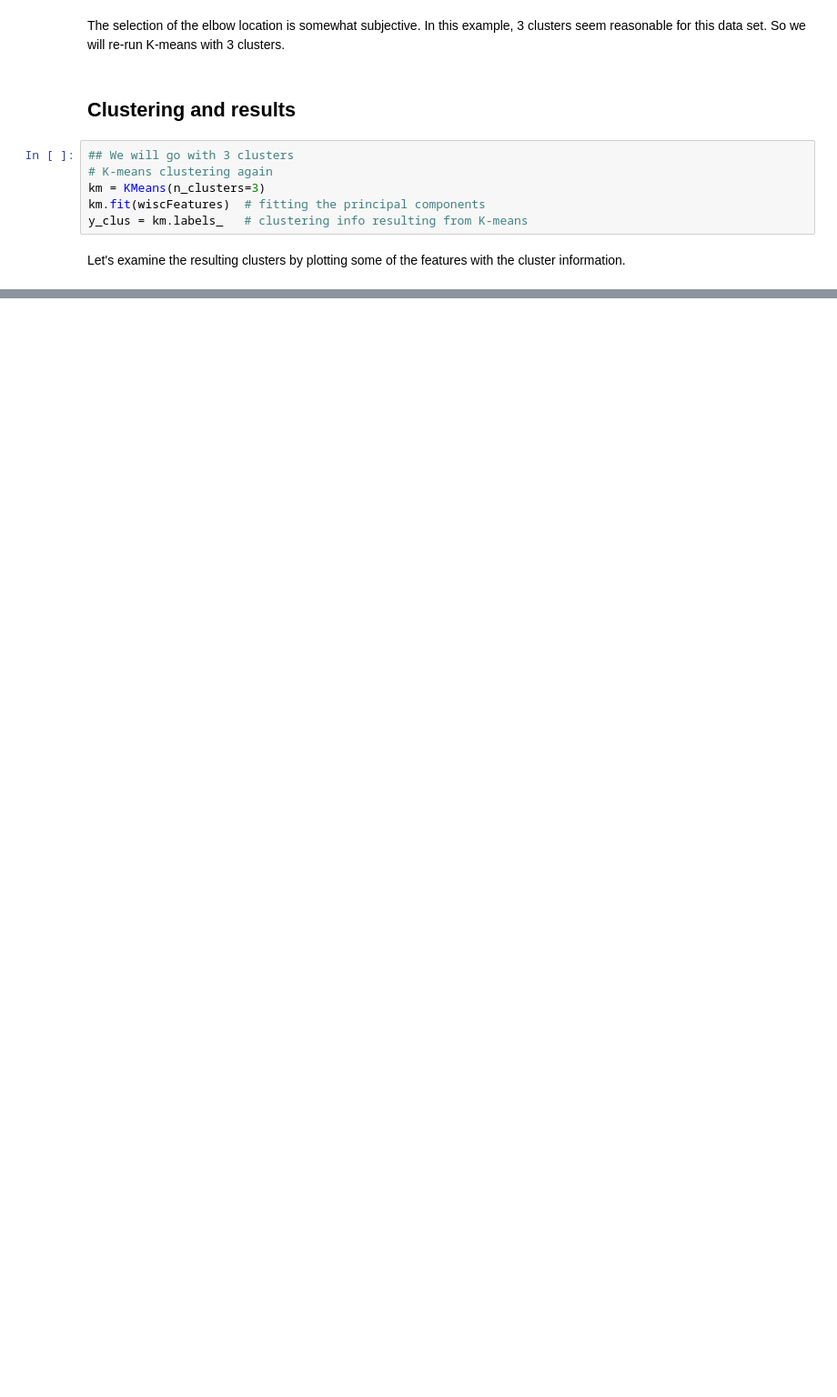
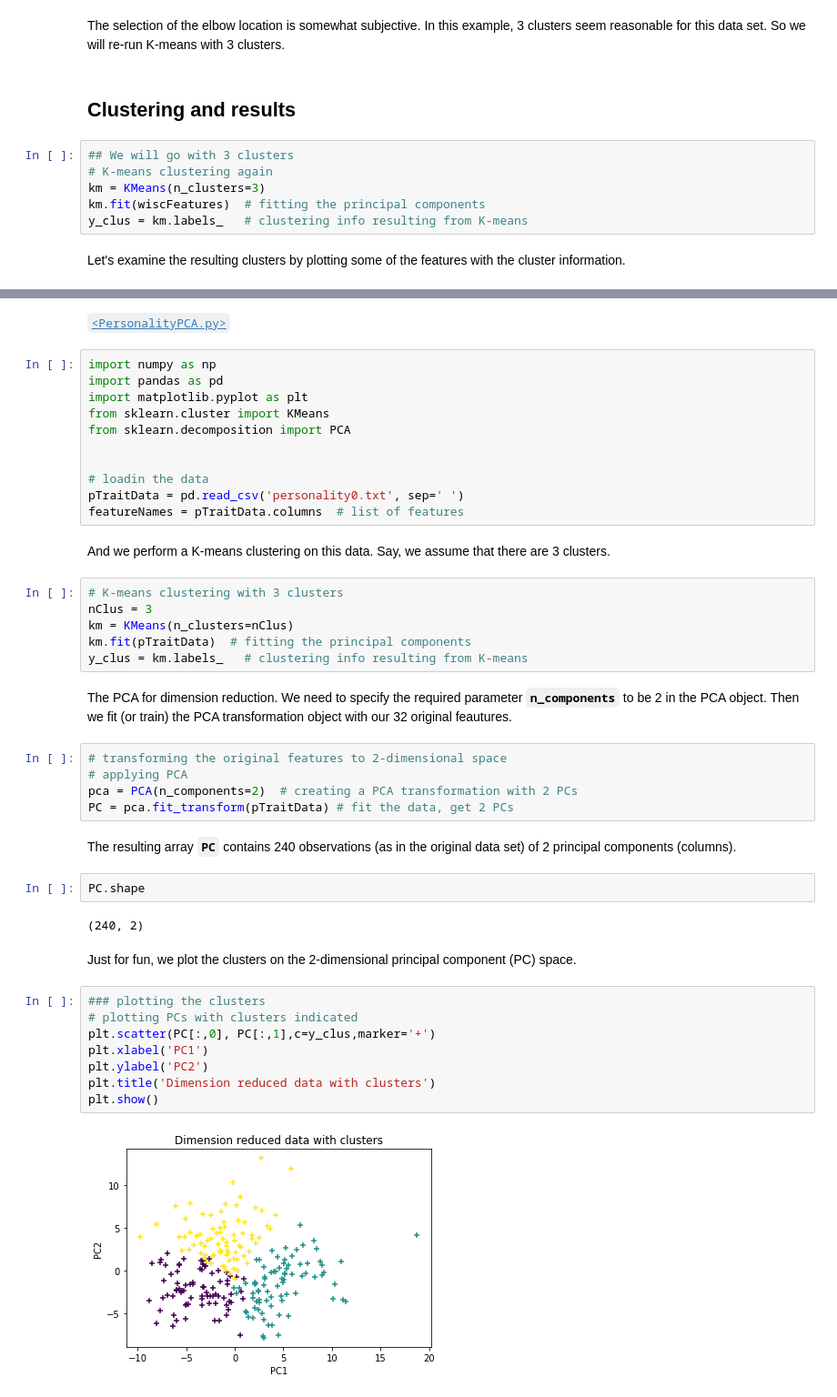
Before and after one commit to sathayas/JupyterPythonFall2019, a Jupyter notebook: Clustering.ipynb, the cells around one changed output, grey strips where cells are left out. Shown: that part at 91% size. Saved outputs shown, nothing was run; the diff lists cells and outputs as text; blank space fills up the shorter version.

```diff
--- a/Clustering.ipynb
+++ b/Clustering.ipynb
@@ -355,0 +412,46 @@ plt.show()
+# %% [markdown]
+[`<PersonalityPCA.py>`](https://github.com/sathayas/PythonClassFall2019/blob/master/clusterExamples/PersonalityPCA.py)
+# %%
+import numpy as np
+import pandas as pd
+import matplotlib.pyplot as plt
+from sklearn.cluster import KMeans
+from sklearn.decomposition import PCA
+
+
+# loadin the data
+pTraitData = pd.read_csv('personality0.txt', sep=' ')
+featureNames = pTraitData.columns  # list of features
+# %% [markdown]
+And we perform a K-means clustering on this data. Say, we assume that there are 3 clusters.
+# %%
+# K-means clustering with 3 clusters
+nClus = 3
+km = KMeans(n_clusters=nClus)
+km.fit(pTraitData)  # fitting the principal components
+y_clus = km.labels_   # clustering info resulting from K-means
+# %% [markdown]
+The PCA for dimension reduction. We need to specify the required parameter **`n_components`** to be 2 in the PCA object. Then we fit (or train) the PCA transformation object with our 32 original feautures.
+# %%
+# transforming the original features to 2-dimensional space
+# applying PCA
+pca = PCA(n_components=2)  # creating a PCA transformation with 2 PCs
+PC = pca.fit_transform(pTraitData) # fit the data, get 2 PCs
+# %% [markdown]
+The resulting array **`PC`** contains 240 observations (as in the original data set) of 2 principal components (columns).
+# %%
+PC.shape
+# %% [output]
+(240, 2)
+# %% [markdown]
+Just for fun, we plot the clusters on the 2-dimensional principal component (PC) space.
+# %%
+### plotting the clusters
+# plotting PCs with clusters indicated
+plt.scatter(PC[:,0], PC[:,1],c=y_clus,marker='+')
+plt.xlabel('PC1')
+plt.ylabel('PC2')
+plt.title('Dimension reduced data with clusters')
+plt.show()
+# %% [output]
+[figure, added]
```
Also changed, not shown: parts of 14 cells of this notebook.
